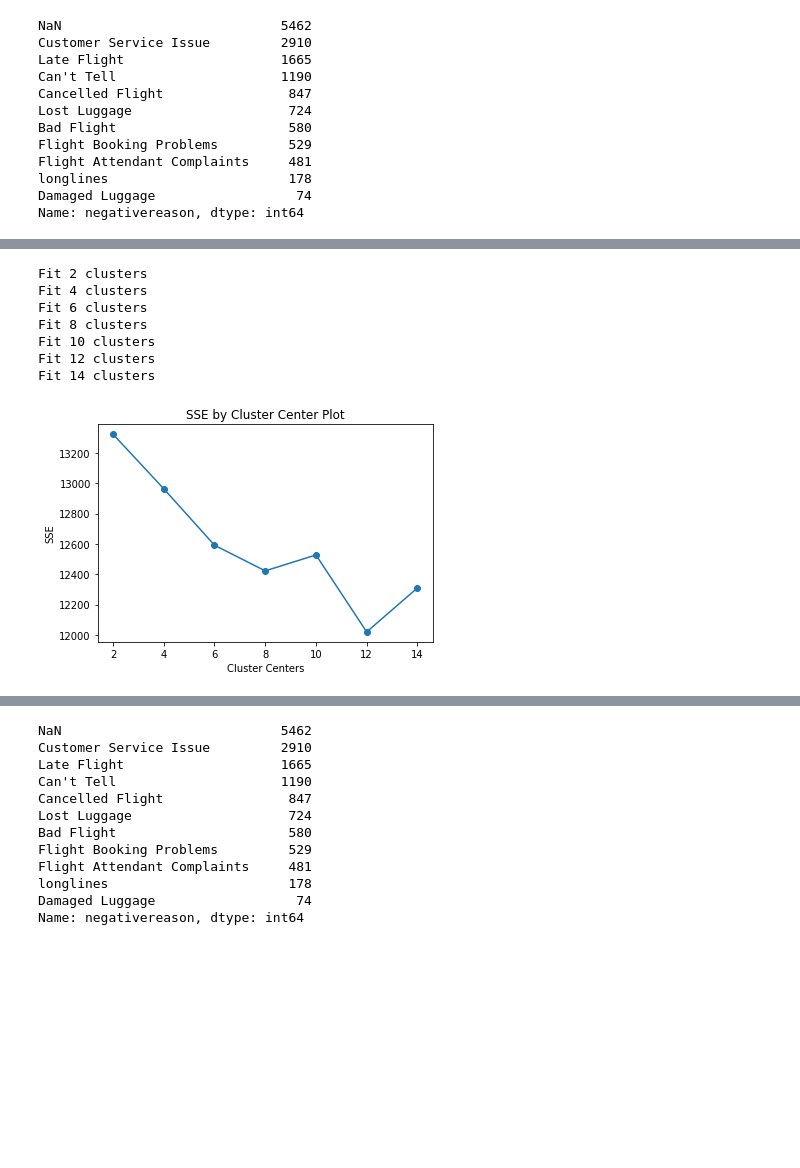
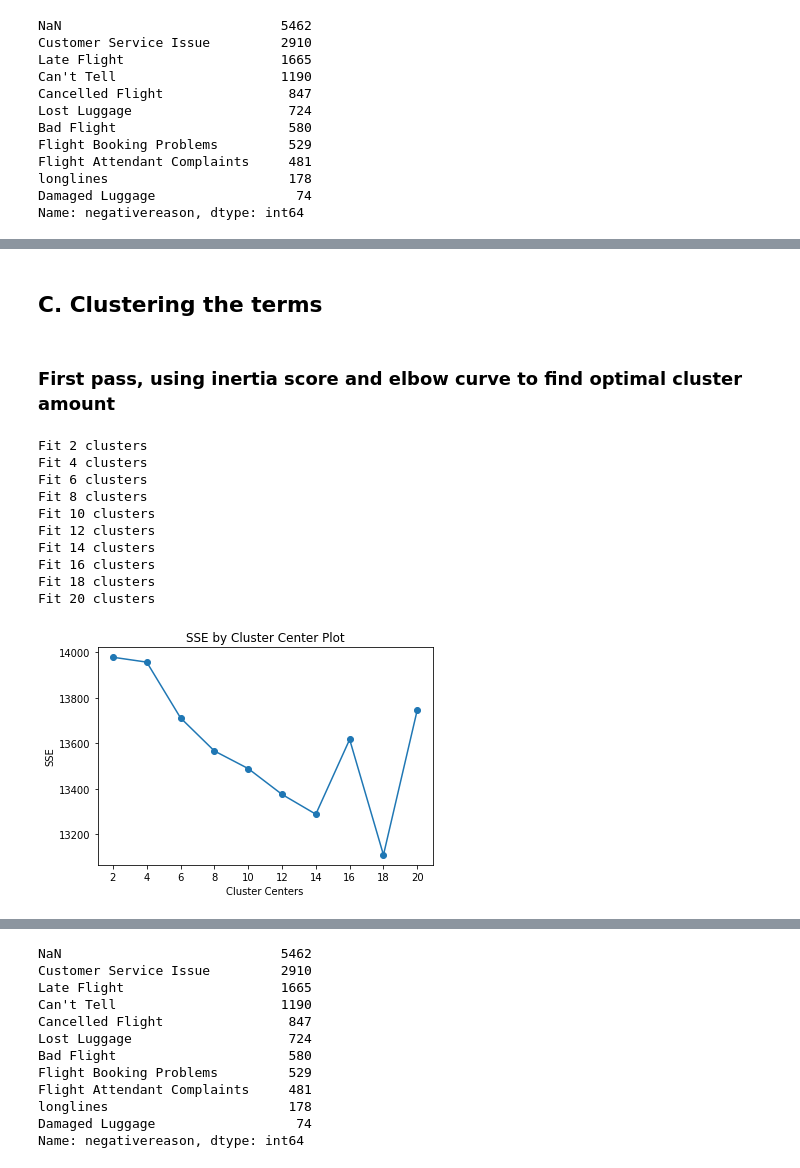
Before and after one commit to BUAD625-Team4-2021/document-clustering, a Jupyter notebook: doc_clustering-actual.ipynb, the cells around one changed output, grey strips where cells are left out. Cells and saved outputs as stored; diff of their text form; code cells hidden in the pictures; blank space fills up the shorter version.

```diff
--- a/doc_clustering-actual.ipynb
+++ b/doc_clustering-actual.ipynb
@@ -136,29 +132,36 @@ Wall time: 8.83 s
+# %% [markdown]
+## C. Clustering the terms
+# %% [markdown]
+### First pass, using inertia score and elbow curve to find optimal cluster amount
 # %%
-def find_optimal_clusters(data, max_k):
+def find_optimal_amt_of_clusters(data, max_k):
     iters = range(2, max_k+1, 2)
 
     sse = []
     for k in iters:
         sse.append(MiniBatchKMeans(n_clusters=k, init_size=1024, batch_size=2048, random_state=20).fit(data).inertia_)
         print('Fit {} clusters'.format(k))
 
     f, ax = plt.subplots(1, 1)
     ax.plot(iters, sse, marker='o')
     ax.set_xlabel('Cluster Centers')
     ax.set_xticks(iters)
     ax.set_xticklabels(iters)
     ax.set_ylabel('SSE')
     ax.set_title('SSE by Cluster Center Plot')
 
-find_optimal_clusters(text, 15)
+find_optimal_amt_of_clusters(text, 20)
 # %% [output]
 Fit 2 clusters
 Fit 4 clusters
 Fit 6 clusters
 Fit 8 clusters
 Fit 10 clusters
 Fit 12 clusters
 Fit 14 clusters
+Fit 16 clusters
+Fit 18 clusters
+Fit 20 clusters
-[figure, old version]
+[figure, new version]
 # %%
 cluster_amt = 8
```
Also changed, not shown: parts of 37 cells of this notebook, 1 other file.
